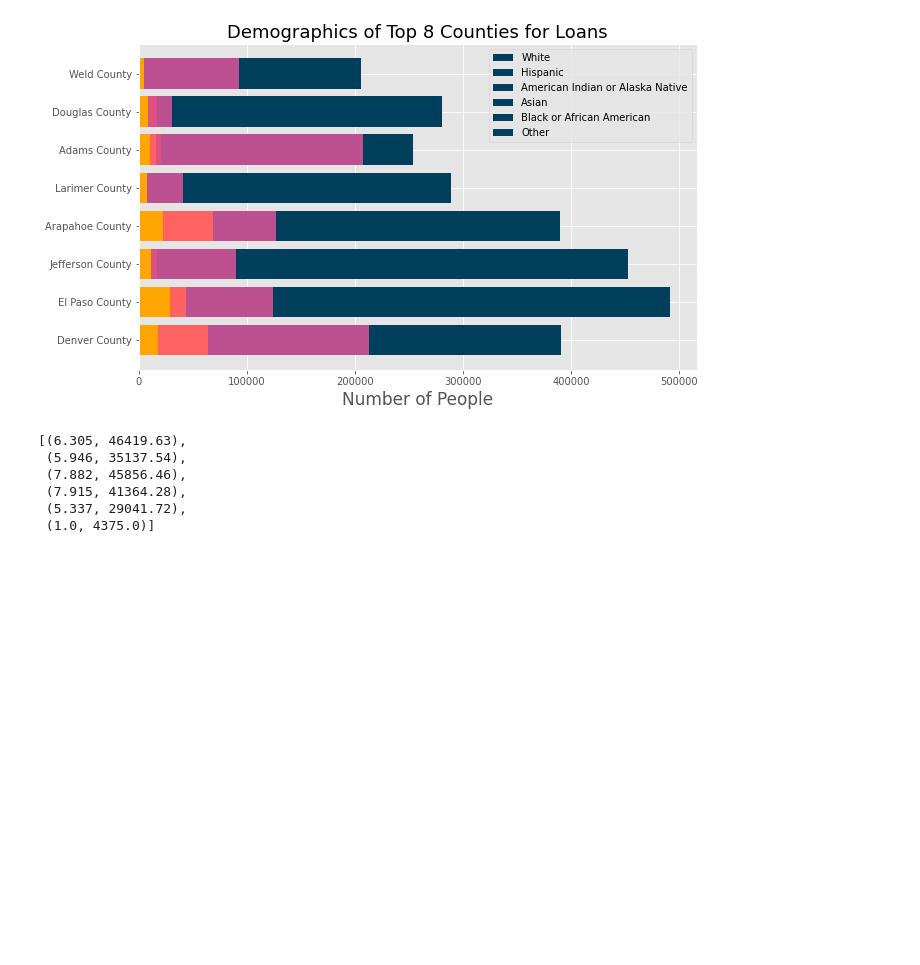
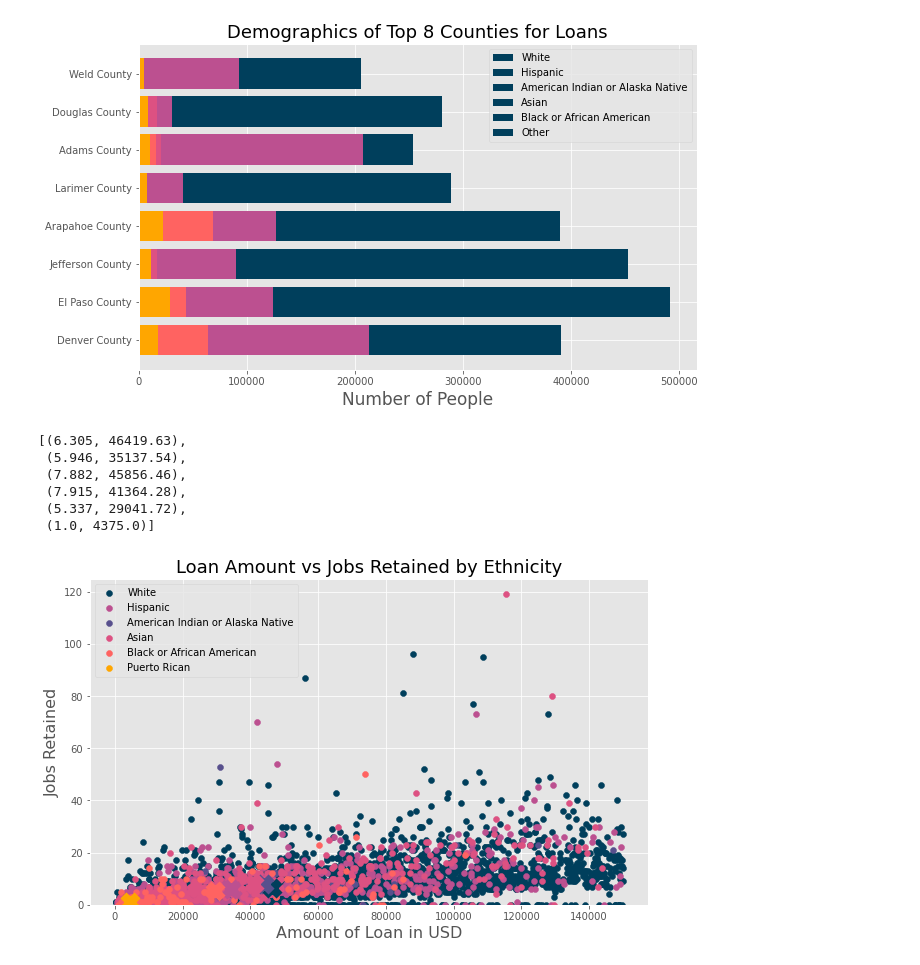
Before and after one commit to joshea628/Allocation-of-Government-Resources-during-COVID-and-its-Effect-in-Colorado, a Jupyter notebook: src/eda.ipynb, the cells around one changed output. Drawn from its saved outputs; the diff is of its cells as text; code cells hidden in the pictures; blank space fills up the shorter version.

```diff
--- a/src/eda.ipynb
+++ b/src/eda.ipynb
@@ -547,31 +547,36 @@ avg_jobs_loans
 # %%
 ethnicity_dfs_job_comparison = [x.dropna(subset=['JobsRetained']) for x in ethnicity_dfs]
 
 loan_by_ethnicity = [list(x['LoanAmount'].values) for x in ethnicity_dfs_job_comparison]
 jobs_retained_by_ethnicity = [list(x['JobsRetained'].values) for x in ethnicity_dfs_job_comparison]
 
 ## avg amount of loan compared to jobs retained by ethnicity
 avg_loan_by_ethnicity = [round(x['LoanAmount'].mean(),2) for x in ethnicity_dfs_job_comparison]
 avg_jobs_retained_by_ethnicity = [round(x['JobsRetained'].mean(),3) for x in ethnicity_dfs_job_comparison]
 
 def zip_lists(list1,list2):
     zipped = [(x,y) for x,y in zip(list1, list2)]
     return zipped
 avg_jobs_loans = zip_lists(avg_jobs_retained_by_ethnicity, avg_loan_by_ethnicity)
 
 
-def graph_job_loanamount(loan_by_ethnicity, jobs_retained_by_ethnicity, avg_jobs_loans, chart_colors, ethnicities, saveloc):
+def graph_job_loanamount(loan_by_ethnicity, jobs_retained_by_ethnicity, avg_loan_by_ethnicity, avg_jobs_retained_by_ethnicity, chart_colors, ethnicities, saveloc):
     fig, ax = plt.subplots(1, figsize=(10,6))
 
     for i in range(len(loan_by_ethnicity)):
         ax.scatter(loan_by_ethnicity[i], jobs_retained_by_ethnicity[i], color=chart_colors[i], label=ethnicities[i])
-
-
+    for i in range(len(avg_loan_by_ethnicity)):
+        ax.scatter(avg_loan_by_ethnicity[i],avg_jobs_retained_by_ethnicity[i],color=chart_colors[i], marker='x', linewidths=20)
     ax.set_ylabel('Jobs Retained', fontsize=16)
     ax.set_xlabel('Amount of Loan in USD', fontsize=16)
-    ax.set_title('Loan Amount vs Jobs Retained by Ethnicity')
+    ax.set_title('Loan Amount vs Jobs Retained by Ethnicity', fontsize=18)
     plt.ylim([0,125])
     plt.legend()
+    plt.savefig(saveloc, bbox_inches='tight')
+
+graph_job_loanamount(loan_by_ethnicity, jobs_retained_by_ethnicity, avg_loan_by_ethnicity, avg_jobs_retained_by_ethnicity, chart_colors, ethnicities, '../images/loan_vs_jobs_retained.png')
+# %% [output]
+[figure, added]
 # %%
 def total_loan_by_ethnicity(ethnicities, ethnicity_dfs):
     '''
```
Also changed, not shown: parts of 5 cells of this notebook, 7 other files.
